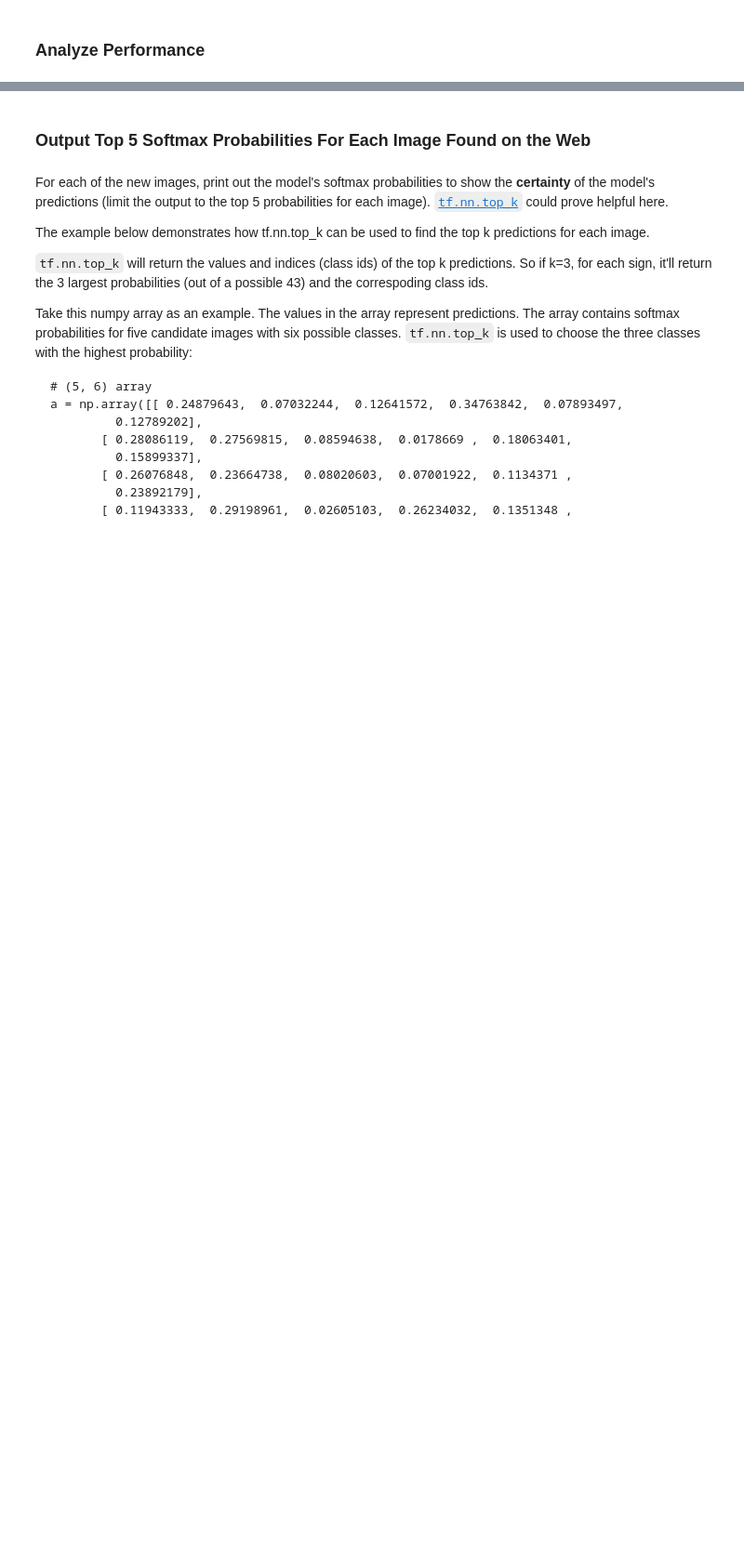
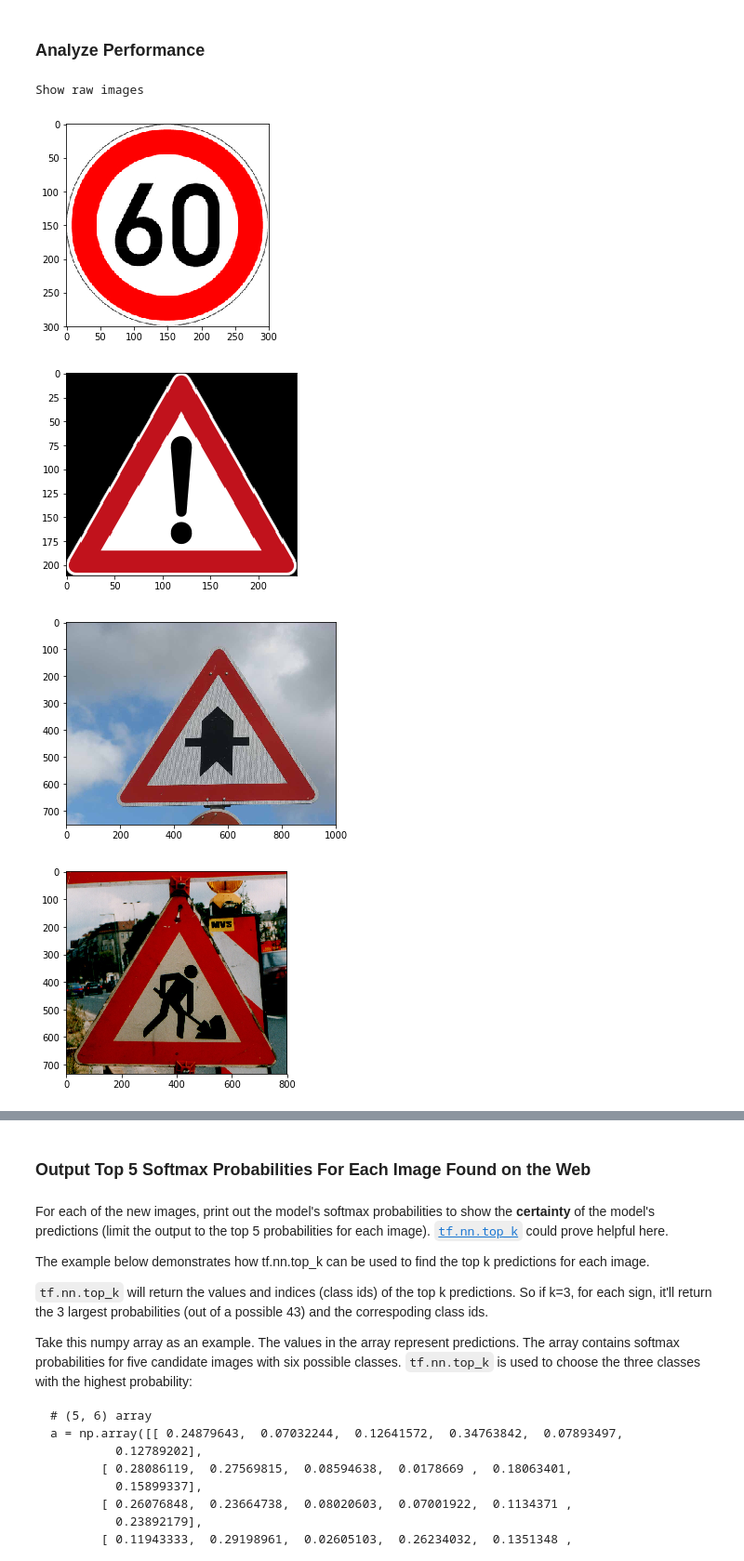
Before and after one commit to st9007a/CarND-Traffic-Sign-Classifier-Project, a Jupyter notebook: Traffic_Sign_Classifier.ipynb, the cells around one changed output, grey strips where cells are left out. Shown: that part at 93% size. Saved outputs shown, nothing was run; the diff lists cells and outputs as text; code cells hidden in the pictures; blank space fills up the shorter version.

```diff
--- a/Traffic_Sign_Classifier.ipynb
+++ b/Traffic_Sign_Classifier.ipynb
@@ -236,3 +293,26 @@ You may find `signnames.csv` useful as it contains mappings from the class id (i
 # %%
 ### Calculate the accuracy for these 5 new images.
 ### For example, if the model predicted 1 out of 5 signs correctly, it's 20% accurate on these new images.
+import cv2
+
+img1 = cv2.imread('test_img/test1.jpg')
+img2 = cv2.imread('test_img/test2.png')
+img3 = cv2.imread('test_img/test3.jpg')
+img4 = cv2.imread('test_img/test4.jpg')
+img5 = cv2.imread('test_img/test5.jpg')
+
+ans = [3, 18, 11, 25, 17]
+
+raw_imgs = [img1, img2, img3, img4, img5]
+raw_imgs = [cv2.cvtColor(img, cv2.COLOR_BGR2RGB) for img in raw_imgs]
+
+print('Show raw images')
+for img in raw_imgs:
+    plt.imshow(img)
+    plt.show()
+# %% [output]
+Show raw images
+[figure, added]
+[figure, added]
+[figure, added]
+[figure, added]
```
Also changed, not shown: parts of 9 cells of this notebook, 5 other files.
